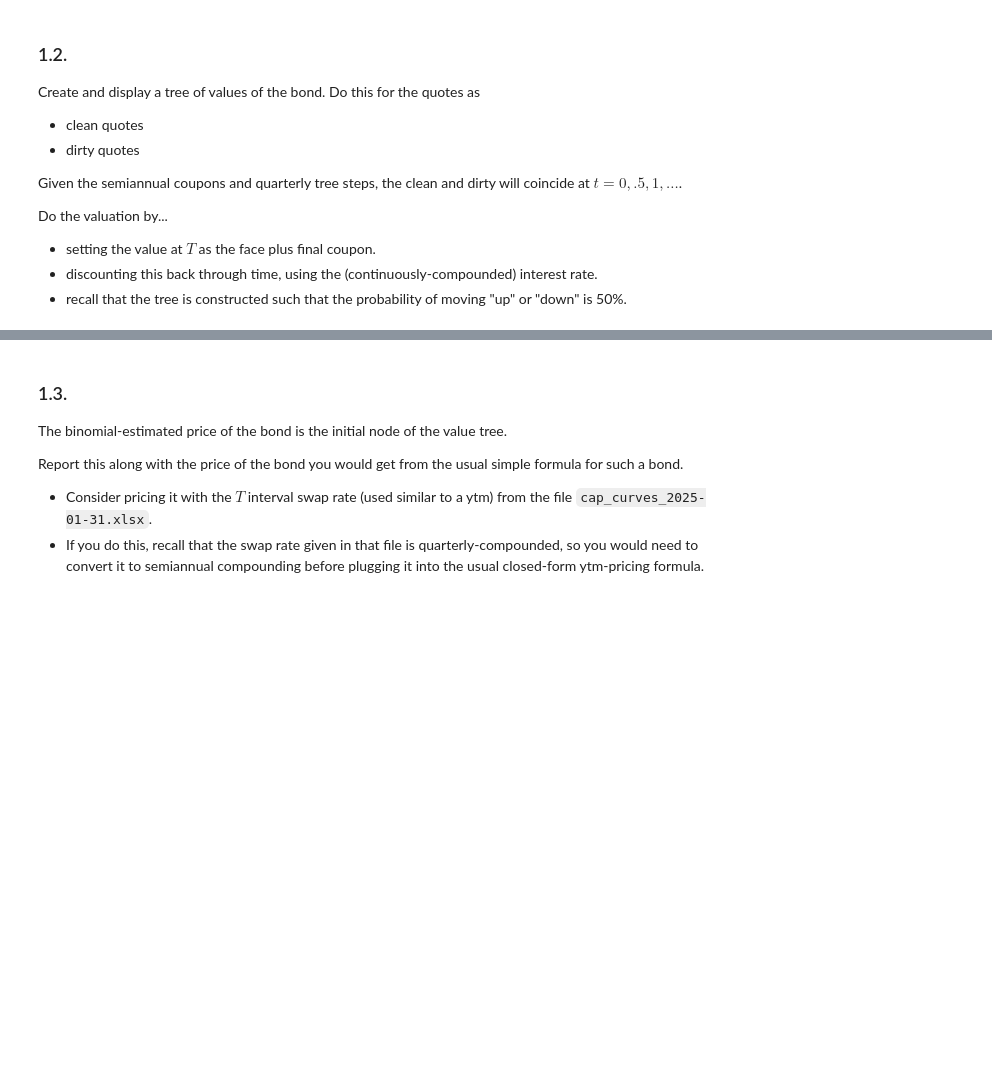
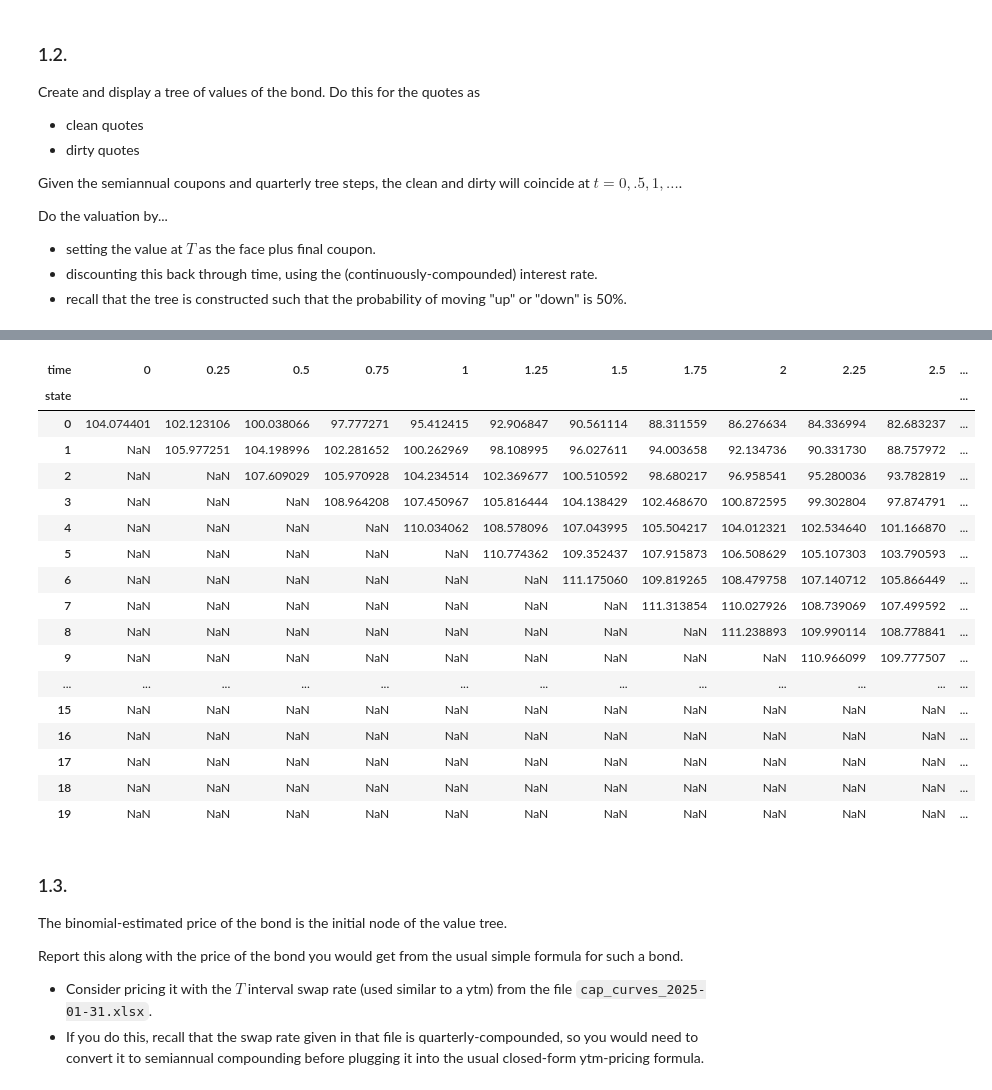
Before and after one commit to vinnyyx/finm-fiderivs-2025, a Jupyter notebook: homework/Homework 4.ipynb, the cells around one changed output, grey strips where cells are left out. Saved outputs shown, nothing was run; the diff lists cells and outputs as text; code cells hidden in the pictures; blank space fills up the shorter version.

```diff
--- a/homework/Homework 4.ipynb
+++ b/homework/Homework 4.ipynb
@@ -86,3 +154,25 @@ Do the valuation by...
+# %%
+# dirty price tree
+price_vanilla_bond(ratetree, 0.0441, clean=False)
+# %% [output]
+| time | 0 | 0.25 | 0.5 | 0.75 | 1 | 1.25 | 1.5 | 1.75 | 2 | 2.25 | 2.5 | ... |
+| state |  |  |  |  |  |  |  |  |  |  |  | ... |
+| 0 | 104.074401 | 102.123106 | 100.038066 | 97.777271 | 95.412415 | 92.906847 | 90.561114 | 88.311559 | 86.276634 | 84.336994 | 82.683237 | ... |
+| 1 | NaN | 105.977251 | 104.198996 | 102.281652 | 100.262969 | 98.108995 | 96.027611 | 94.003658 | 92.134736 | 90.331730 | 88.757972 | ... |
+| 2 | NaN | NaN | 107.609029 | 105.970928 | 104.234514 | 102.369677 | 100.510592 | 98.680217 | 96.958541 | 95.280036 | 93.782819 | ... |
+| 3 | NaN | NaN | NaN | 108.964208 | 107.450967 | 105.816444 | 104.138429 | 102.468670 | 100.872595 | 99.302804 | 97.874791 | ... |
+| 4 | NaN | NaN | NaN | NaN | 110.034062 | 108.578096 | 107.043995 | 105.504217 | 104.012321 | 102.534640 | 101.166870 | ... |
+| 5 | NaN | NaN | NaN | NaN | NaN | 110.774362 | 109.352437 | 107.915873 | 106.508629 | 105.107303 | 103.790593 | ... |
+| 6 | NaN | NaN | NaN | NaN | NaN | NaN | 111.175060 | 109.819265 | 108.479758 | 107.140712 | 105.866449 | ... |
+| 7 | NaN | NaN | NaN | NaN | NaN | NaN | NaN | 111.313854 | 110.027926 | 108.739069 | 107.499592 | ... |
+| 8 | NaN | NaN | NaN | NaN | NaN | NaN | NaN | NaN | 111.238893 | 109.990114 | 108.778841 | ... |
+| 9 | NaN | NaN | NaN | NaN | NaN | NaN | NaN | NaN | NaN | 110.966099 | 109.777507 | ... |
+| ... | ... | ... | ... | ... | ... | ... | ... | ... | ... | ... | ... | ... |
+| 15 | NaN | NaN | NaN | NaN | NaN | NaN | NaN | NaN | NaN | NaN | NaN | ... |
+| 16 | NaN | NaN | NaN | NaN | NaN | NaN | NaN | NaN | NaN | NaN | NaN | ... |
+| 17 | NaN | NaN | NaN | NaN | NaN | NaN | NaN | NaN | NaN | NaN | NaN | ... |
+| 18 | NaN | NaN | NaN | NaN | NaN | NaN | NaN | NaN | NaN | NaN | NaN | ... |
+| 19 | NaN | NaN | NaN | NaN | NaN | NaN | NaN | NaN | NaN | NaN | NaN | ... |
 # %% [markdown]
 ### 1.3.
 
```
Also changed, not shown: parts of 16 cells of this notebook, 1 other file.
